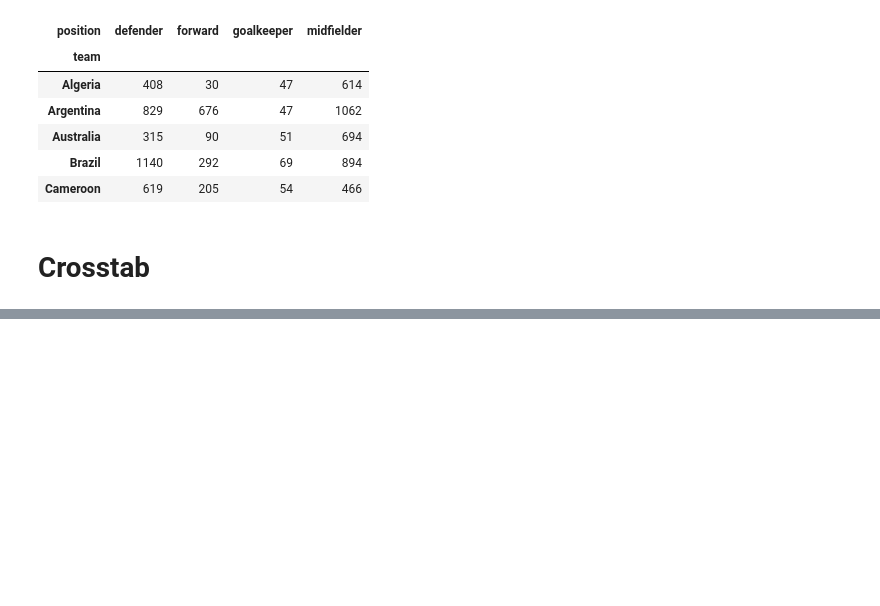
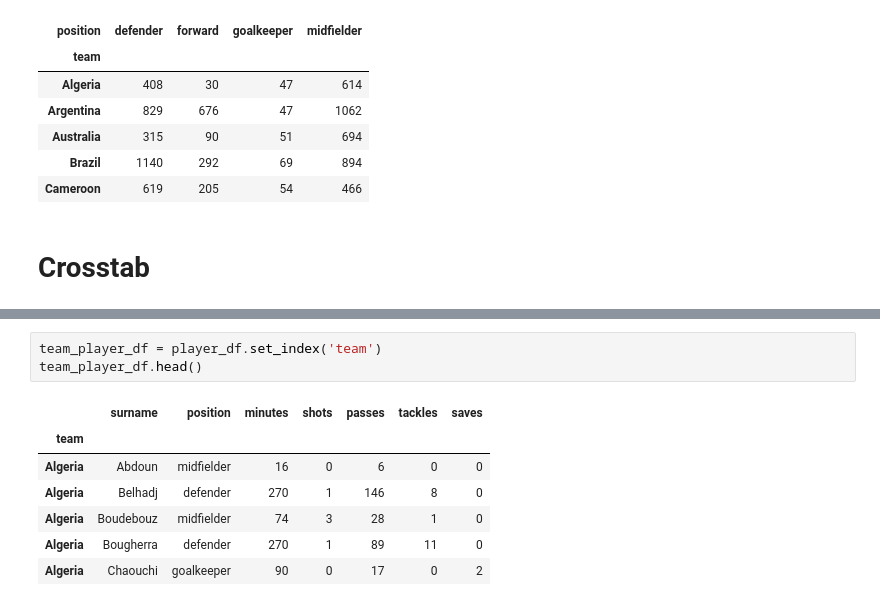
Before and after one commit to punsnx/CS-DataScience322, a Jupyter notebook: week3/reshaping.ipynb, the cells around one changed output, grey strips where cells are left out. Cells and saved outputs as stored; diff of their text form; blank space fills up the shorter version.

```diff
--- a/week3/reshaping.ipynb
+++ b/week3/reshaping.ipynb
@@ -516,0 +542,11 @@ player_df.pivot_table(index='team',columns='position',values='passes',aggfunc='s
+# %%
+team_player_df = player_df.set_index('team')
+team_player_df.head()
+# %% [output]
+|  | surname | position | minutes | shots | passes | tackles | saves |
+| team |  |  |  |  |  |  |  |
+| Algeria | Abdoun | midfielder | 16 | 0 | 6 | 0 | 0 |
+| Algeria | Belhadj | defender | 270 | 1 | 146 | 8 | 0 |
+| Algeria | Boudebouz | midfielder | 74 | 3 | 28 | 1 | 0 |
+| Algeria | Bougherra | defender | 270 | 1 | 89 | 11 | 0 |
+| Algeria | Chaouchi | goalkeeper | 90 | 0 | 17 | 0 | 2 |
```
Also changed, not shown: parts of 12 cells of this notebook, 11 other files.
